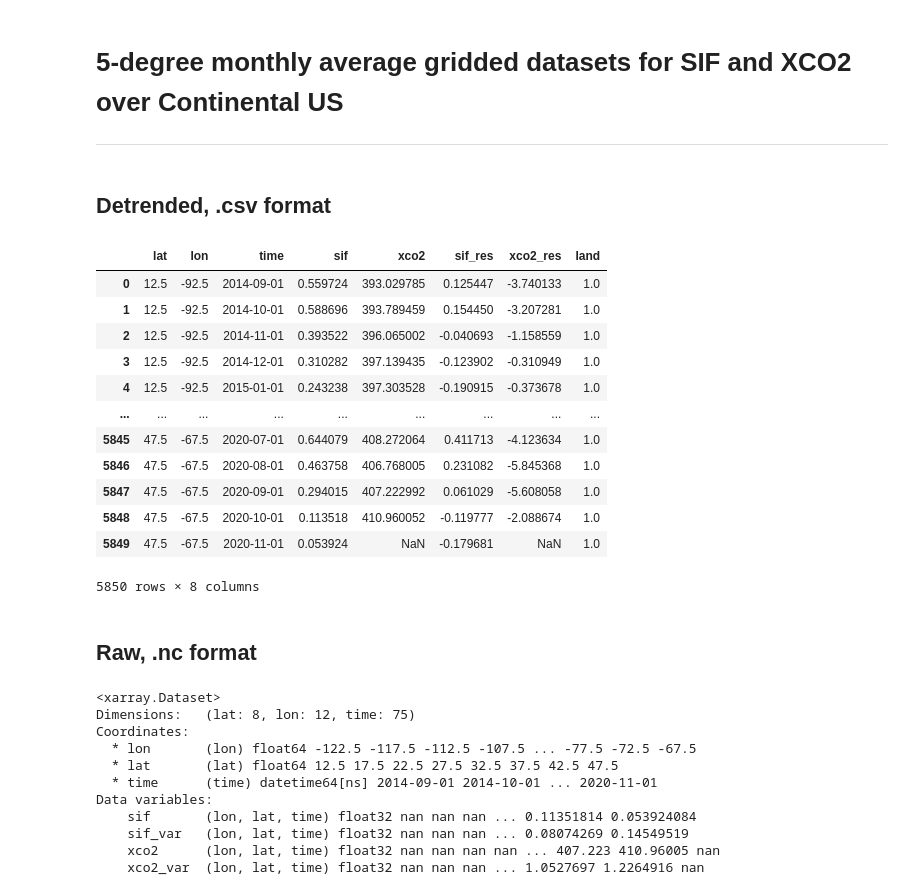
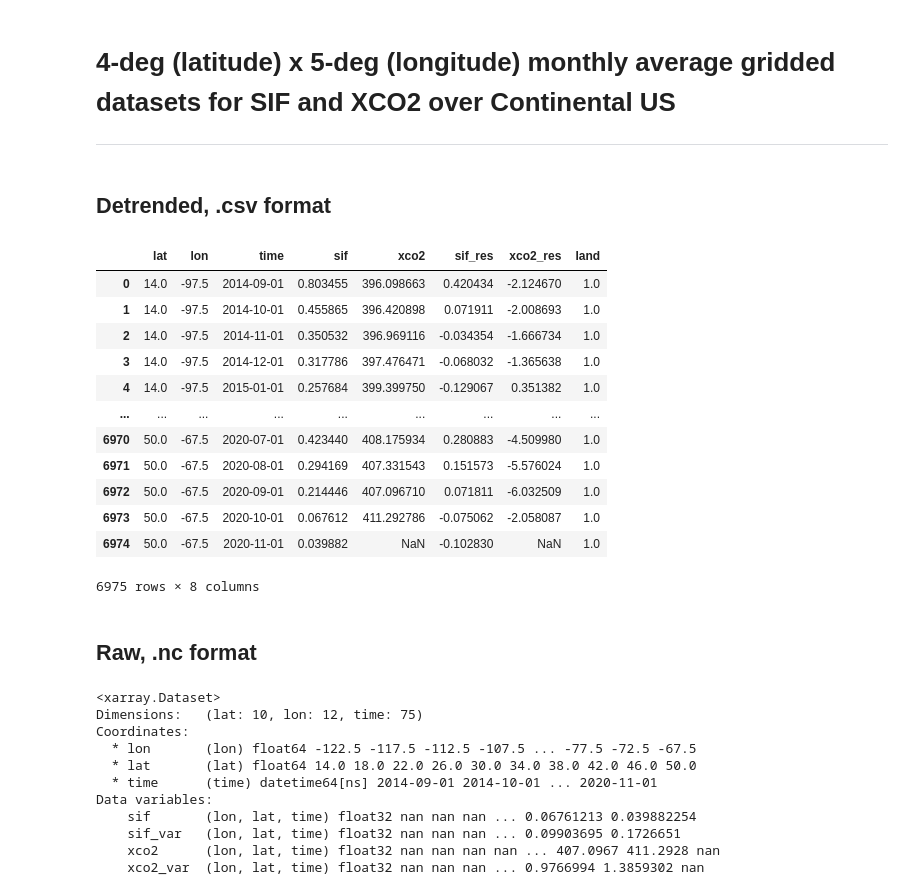
Before and after one commit to 91Mrwu/sif-xco2-cokriging, a Jupyter notebook: scripts/create_conus_45degree.ipynb, the cells around one changed output. Cells and saved outputs as stored; diff of their text form; code cells hidden in the pictures.

Commit message:
Create 4x5 degree grid

```diff
--- a/scripts/create_conus_45degree.ipynb
+++ b/scripts/create_conus_45degree.ipynb
@@ -1,5 +1,5 @@
 # %% [markdown]
-# 5-degree monthly average gridded datasets for SIF and XCO2 over Continental US
+# 4-deg (latitude) x 5-deg (longitude) monthly average gridded datasets for SIF and XCO2 over Continental US
 ---
 # %%
 import sys
@@ -15,7 +15,7 @@ from stat_tools import apply_detrend
 df_grid = (
     pd.DataFrame(
         land_grid(
-            res=5, lon_lwr=-125, lon_upr=-65, lat_lwr=10, lat_upr=50
+            lon_res=5, lat_res=4, lon_lwr=-125, lon_upr=-65, lat_lwr=12, lat_upr=52
         ))
     .rename(columns={0:"lat", 1:"lon"})
     .assign(land=lambda x:1)
@@ -26,29 +26,29 @@ df_grid = (
 # %%
 # NOTE: no longer standardizing across all time; within year only for now
 def detrend_standardize_da(da):
     da, _ = apply_detrend(da)
     return (da - da.mean(dim="time")) / da.std(dim="time")
 
-with xr.open_dataset("../data/exp_pro/OCO2_5deg_monthly.nc") as ds:
+with xr.open_dataset("../data/exp_pro/OCO2_4x5deg_monthly.nc") as ds:
     ds = ds[["sif", "xco2"]]
     ds["sif_res"], _ = apply_detrend(ds.sif)
     ds["xco2_res"], _ = apply_detrend(ds.xco2)
 
 df = ds.to_dataframe().join(df_grid).dropna(subset=["land"]).reset_index()
 df
 # %% [output]
 |  | lat | lon | time | sif | xco2 | sif_res | xco2_res | land |
-| 0 | 12.5 | -92.5 | 2014-09-01 | 0.559724 | 393.029785 | 0.125447 | -3.740133 | 1.0 |
-| 1 | 12.5 | -92.5 | 2014-10-01 | 0.588696 | 393.789459 | 0.154450 | -3.207281 | 1.0 |
-| 2 | 12.5 | -92.5 | 2014-11-01 | 0.393522 | 396.065002 | -0.040693 | -1.158559 | 1.0 |
-| 3 | 12.5 | -92.5 | 2014-12-01 | 0.310282 | 397.139435 | -0.123902 | -0.310949 | 1.0 |
-| 4 | 12.5 | -92.5 | 2015-01-01 | 0.243238 | 397.303528 | -0.190915 | -0.373678 | 1.0 |
+| 0 | 14.0 | -97.5 | 2014-09-01 | 0.803455 | 396.098663 | 0.420434 | -2.124670 | 1.0 |
+| 1 | 14.0 | -97.5 | 2014-10-01 | 0.455865 | 396.420898 | 0.071911 | -2.008693 | 1.0 |
+| 2 | 14.0 | -97.5 | 2014-11-01 | 0.350532 | 396.969116 | -0.034354 | -1.666734 | 1.0 |
+| 3 | 14.0 | -97.5 | 2014-12-01 | 0.317786 | 397.476471 | -0.068032 | -1.365638 | 1.0 |
+| 4 | 14.0 | -97.5 | 2015-01-01 | 0.257684 | 399.399750 | -0.129067 | 0.351382 | 1.0 |
 | ... | ... | ... | ... | ... | ... | ... | ... | ... |
-| 5845 | 47.5 | -67.5 | 2020-07-01 | 0.644079 | 408.272064 | 0.411713 | -4.123634 | 1.0 |
-| 5846 | 47.5 | -67.5 | 2020-08-01 | 0.463758 | 406.768005 | 0.231082 | -5.845368 | 1.0 |
-| 5847 | 47.5 | -67.5 | 2020-09-01 | 0.294015 | 407.222992 | 0.061029 | -5.608058 | 1.0 |
-| 5848 | 47.5 | -67.5 | 2020-10-01 | 0.113518 | 410.960052 | -0.119777 | -2.088674 | 1.0 |
-| 5849 | 47.5 | -67.5 | 2020-11-01 | 0.053924 | NaN | -0.179681 | NaN | 1.0 |
+| 6970 | 50.0 | -67.5 | 2020-07-01 | 0.423440 | 408.175934 | 0.280883 | -4.509980 | 1.0 |
+| 6971 | 50.0 | -67.5 | 2020-08-01 | 0.294169 | 407.331543 | 0.151573 | -5.576024 | 1.0 |
+| 6972 | 50.0 | -67.5 | 2020-09-01 | 0.214446 | 407.096710 | 0.071811 | -6.032509 | 1.0 |
+| 6973 | 50.0 | -67.5 | 2020-10-01 | 0.067612 | 411.292786 | -0.075062 | -2.058087 | 1.0 |
+| 6974 | 50.0 | -67.5 | 2020-11-01 | 0.039882 | NaN | -0.102830 | NaN | 1.0 |
-5850 rows × 8 columns
+6975 rows × 8 columns
 # %%
 df_conus = df[["lat", "lon", "time", "sif_res", "xco2_res"]]
@@ -56,20 +56,20 @@ df_conus.to_csv("../data/exp_pro/OCO2_5deg_monthly_conus_detrended.csv", index=F
 # %% [markdown]
 ## Raw, .nc format
 # %%
-ds = xr.open_dataset("../data/exp_pro/OCO2_5deg_monthly.nc")
+ds = xr.open_dataset("../data/exp_pro/OCO2_4x5deg_monthly.nc")
 df = ds.to_dataframe().join(df_grid).dropna(subset=["land"]).reset_index()
 ds_conus = df.drop(columns=["land"]).set_index(["lon", "lat", "time"]).to_xarray()
 ds_conus
 # %% [output]
 <xarray.Dataset>
-Dimensions:   (lat: 8, lon: 12, time: 75)
+Dimensions:   (lat: 10, lon: 12, time: 75)
 Coordinates:
   * lon       (lon) float64 -122.5 -117.5 -112.5 -107.5 ... -77.5 -72.5 -67.5
-  * lat       (lat) float64 12.5 17.5 22.5 27.5 32.5 37.5 42.5 47.5
+  * lat       (lat) float64 14.0 18.0 22.0 26.0 30.0 34.0 38.0 42.0 46.0 50.0
   * time      (time) datetime64[ns] 2014-09-01 2014-10-01 ... 2020-11-01
 Data variables:
-    sif       (lon, lat, time) float32 nan nan nan ... 0.11351814 0.053924084
-    sif_var   (lon, lat, time) float32 nan nan nan ... 0.08074269 0.14549519
-    xco2      (lon, lat, time) float32 nan nan nan nan ... 407.223 410.96005 nan
-    xco2_var  (lon, lat, time) float32 nan nan nan ... 1.0527697 1.2264916 nan
+    sif       (lon, lat, time) float32 nan nan nan ... 0.06761213 0.039882254
+    sif_var   (lon, lat, time) float32 nan nan nan ... 0.09903695 0.1726651
+    xco2      (lon, lat, time) float32 nan nan nan nan ... 407.0967 411.2928 nan
+    xco2_var  (lon, lat, time) float32 nan nan nan ... 0.9766994 1.3859302 nan
 # %%
```
Also changed, not shown: parts of 2 cells of this notebook, 3 other files.
